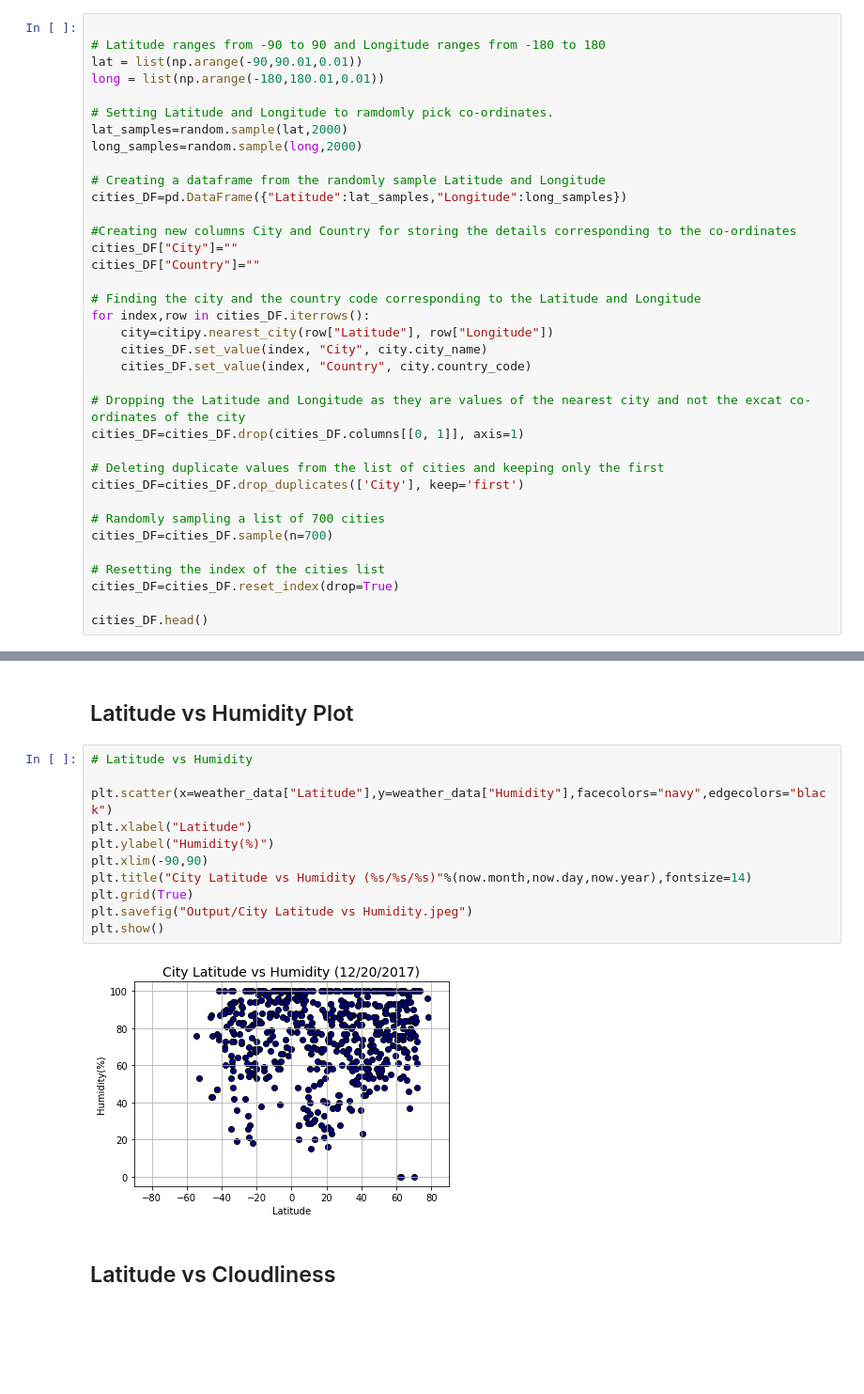
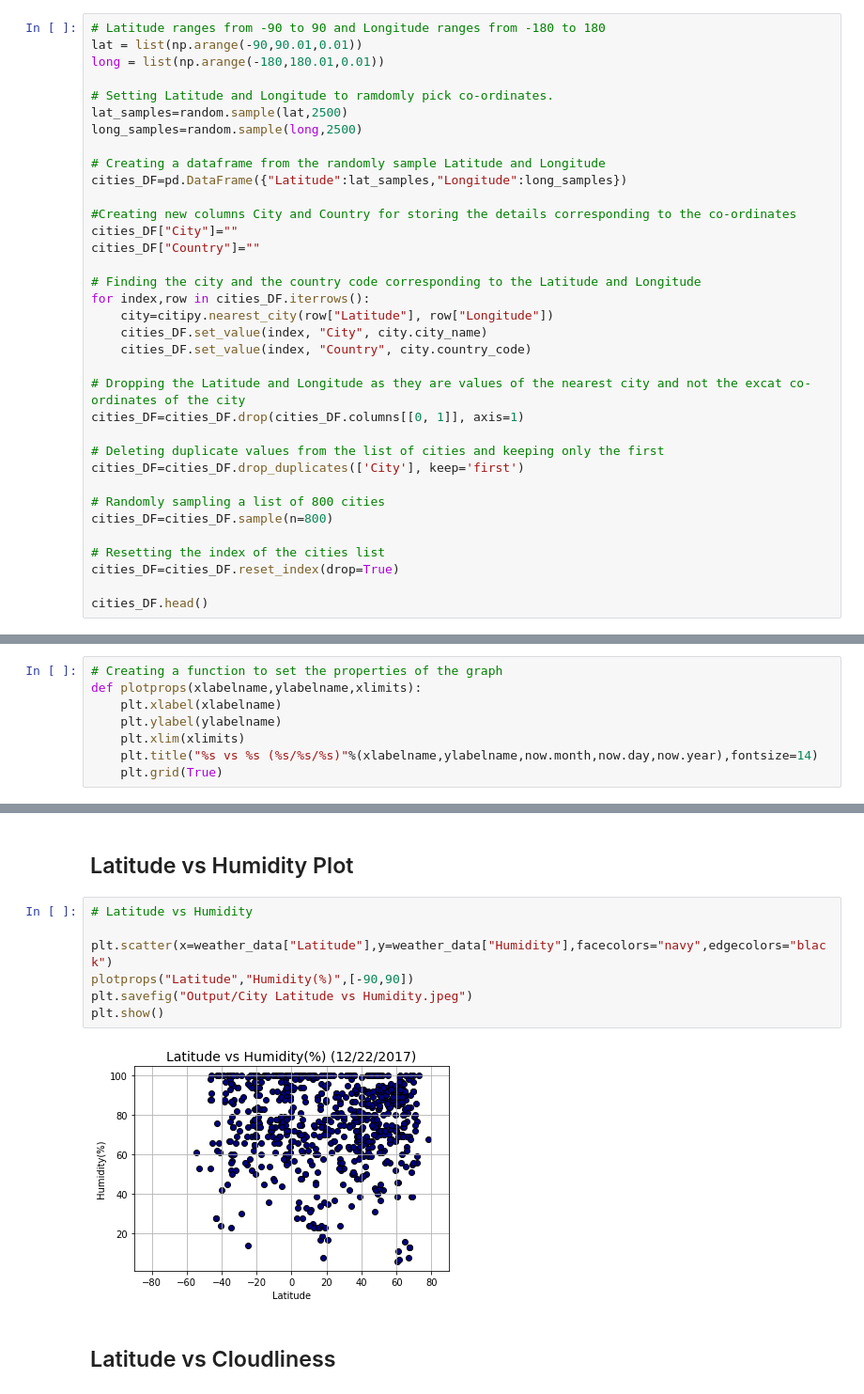
Before and after one commit to AiyanaLizMathew/WeatherPy, a Jupyter notebook: WeatherPy.ipynb, the cells around one changed output, grey strips where cells are left out. Shown at 94% size. Saved outputs shown, nothing was run; the diff lists cells and outputs as text; blank space fills up the shorter version.

```diff
--- a/WeatherPy.ipynb
+++ b/WeatherPy.ipynb
@@ -30,14 +30,13 @@ settings = {"units": "imperial", "appid": api_key}
 # %% [markdown]
 ## Generate Cities List
 # %%
-
 # Latitude ranges from -90 to 90 and Longitude ranges from -180 to 180
 lat = list(np.arange(-90,90.01,0.01))
 long = list(np.arange(-180,180.01,0.01))
 
 # Setting Latitude and Longitude to ramdomly pick co-ordinates.
-lat_samples=random.sample(lat,2000)
-long_samples=random.sample(long,2000)
+lat_samples=random.sample(lat,2500)
+long_samples=random.sample(long,2500)
 
 # Creating a dataframe from the randomly sample Latitude and Longitude
 cities_DF=pd.DataFrame({"Latitude":lat_samples,"Longitude":long_samples})
@@ -58,8 +57,8 @@ cities_DF=cities_DF.drop(cities_DF.columns[[0, 1]], axis=1)
 # Deleting duplicate values from the list of cities and keeping only the first
 cities_DF=cities_DF.drop_duplicates(['City'], keep='first')
 
-# Randomly sampling a list of 700 cities
-cities_DF=cities_DF.sample(n=700)
+# Randomly sampling a list of 800 cities
+cities_DF=cities_DF.sample(n=800)
 
 # Resetting the index of the cities list
 cities_DF=cities_DF.reset_index(drop=True)
@@ -148,6 +147,14 @@ Cloudliness    593
 dtype: int64
 # %% [markdown]
 ## Latitude vs Temperature Plot
+# %%
+# Creating a function to set the properties of the graph
+def plotprops(xlabelname,ylabelname,xlimits):
+    plt.xlabel(xlabelname)
+    plt.ylabel(ylabelname)
+    plt.xlim(xlimits)
+    plt.title("%s vs %s (%s/%s/%s)"%(xlabelname,ylabelname,now.month,now.day,now.year),fontsize=14)
+    plt.grid(True)
 # %%
 # Latitude vs Max. Temperature(F)
 plt.scatter(x=weather_data["Latitude"],y=weather_data["Temperature"],facecolors="navy",edgecolors="black")
@@ -165,16 +168,12 @@ plt.show()
 # %%
 # Latitude vs Humidity
 
 plt.scatter(x=weather_data["Latitude"],y=weather_data["Humidity"],facecolors="navy",edgecolors="black")
-plt.xlabel("Latitude")
-plt.ylabel("Humidity(%)")
-plt.xlim(-90,90)
-plt.title("City Latitude vs Humidity (%s/%s/%s)"%(now.month,now.day,now.year),fontsize=14)
-plt.grid(True)
+plotprops("Latitude","Humidity(%)",[-90,90])
 plt.savefig("Output/City Latitude vs Humidity.jpeg")
 plt.show()
 # %% [output]
-[figure, old version]
+[figure, new version]
 # %% [markdown]
 ## Latitude vs Cloudliness
 # %%
```
Also changed, not shown: parts of 8 cells of this notebook, 14 other files.
